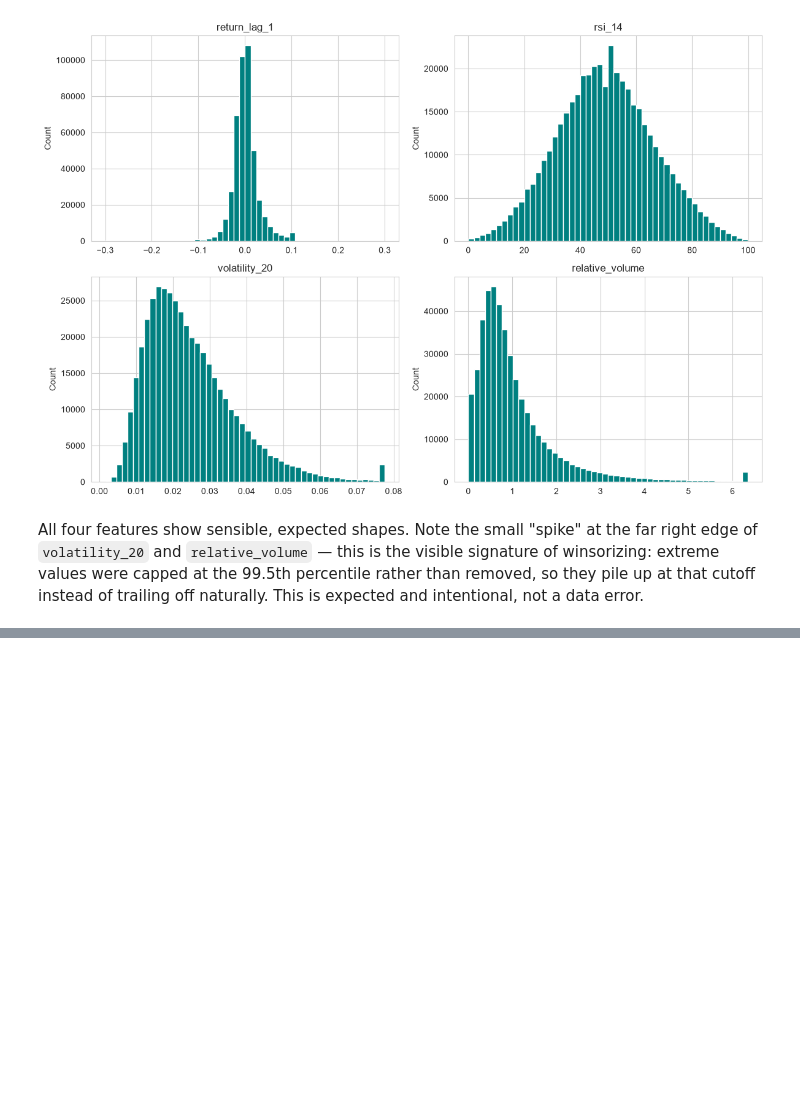
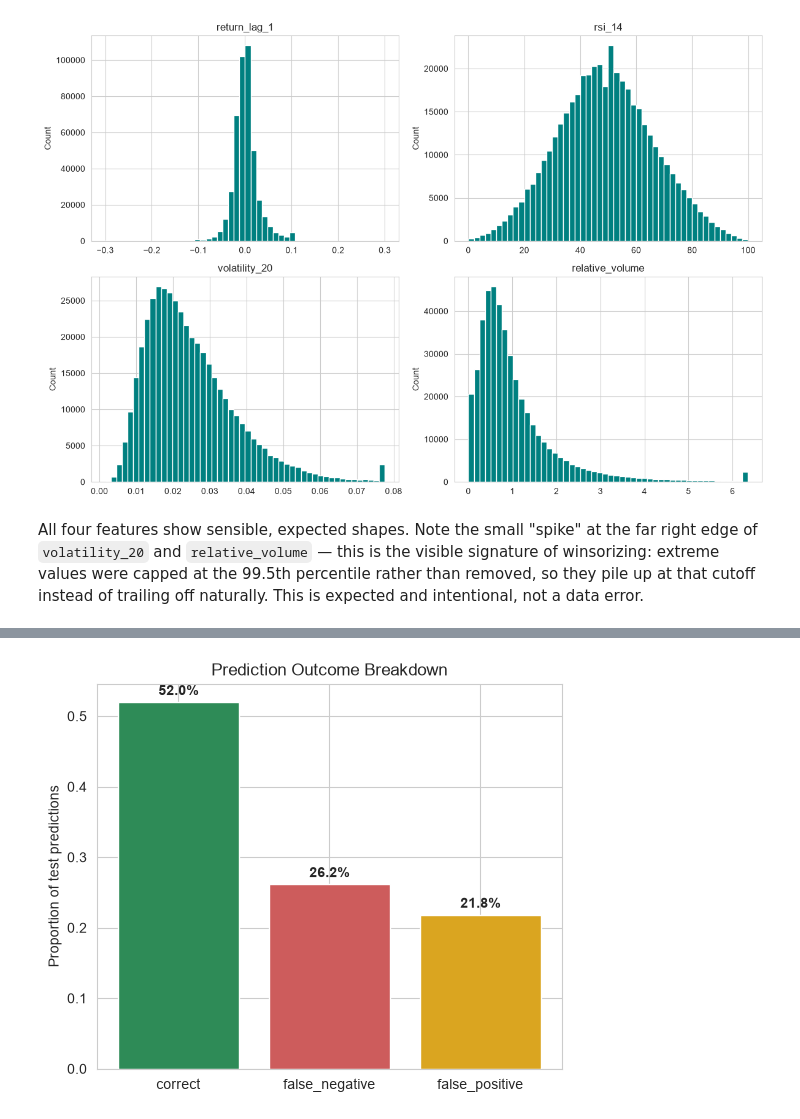
Before and after one commit to haritrijal-gif/nepse-direction-predictor, a Jupyter notebook: notebooks/eda_and_modeling.ipynb, the cells around one changed output, grey strips where cells are left out. Drawn from its saved outputs; the diff is of its cells as text; code cells hidden in the pictures; blank space fills up the shorter version.

```diff
--- a/notebooks/eda_and_modeling.ipynb
+++ b/notebooks/eda_and_modeling.ipynb
@@ -173,0 +217,28 @@ SyntaxError: unexpected character after line continuation character (4278446649.
+# %%
+import joblib
+
+model = joblib.load("../models/direction_model.joblib")
+
+test_data = feat[feat["published_date"] >= pd.Timestamp("2025-01-01")].copy()
+test_data["predicted_up"] = model.predict(test_data[FEATURE_COLUMNS])
+
+def label_error(row):
+    if row["target_up"] == row["predicted_up"]:
+        return "correct"
+    elif row["predicted_up"] == 1 and row["target_up"] == 0:
+        return "false_positive"
+    else:
+        return "false_negative"
+
+test_data["error_type"] = test_data.apply(label_error, axis=1)
+error_breakdown = test_data["error_type"].value_counts(normalize=True)
+
+fig, ax = plt.subplots(figsize=(6, 5))
+ax.bar(error_breakdown.index, error_breakdown.values, color=["seagreen", "indianred", "goldenrod"])
+ax.set_ylabel("Proportion of test predictions")
+ax.set_title("Prediction Outcome Breakdown")
+for i, v in enumerate(error_breakdown.values):
+    ax.text(i, v + 0.01, f"{v:.1%}", ha="center", fontweight="bold")
+plt.show()
+# %% [output]
+[figure, added]
```
Also changed, not shown: parts of 10 cells of this notebook.
